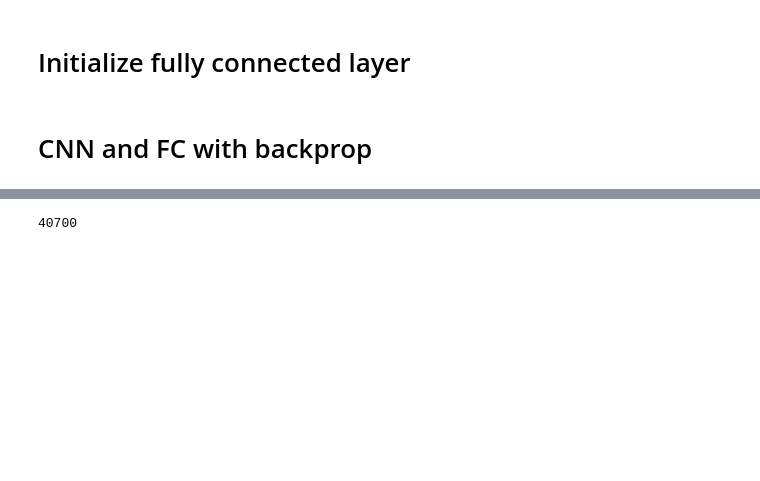
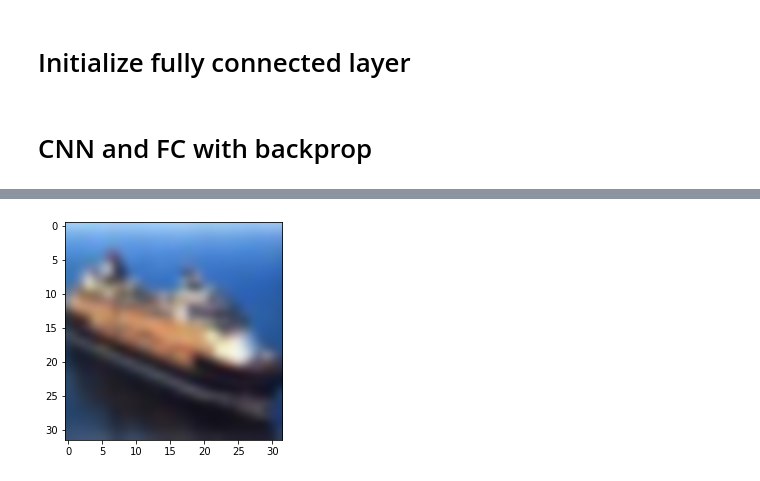
Before and after one commit to ShivamShrirao/dnn_from_scratch, a Jupyter notebook: cifar.ipynb, the cells around one changed output, grey strips where cells are left out. Saved outputs shown, nothing was run; the diff lists cells and outputs as text; code cells hidden in the pictures; blank space fills up the shorter version.

```diff
--- a/cifar.ipynb
+++ b/cifar.ipynb
@@ -211,4 +250,5 @@ for i,axi in enumerate(ax.flat):
-# %%
-dt.st
-# %% [output]
-40700
+# %%
+plt.imshow(inp[0],interpolation='bicubic')
+plt.show()
+# %% [output]
+[figure, added]
```
Also changed, not shown: parts of 12 cells of this notebook, 4 other files.
